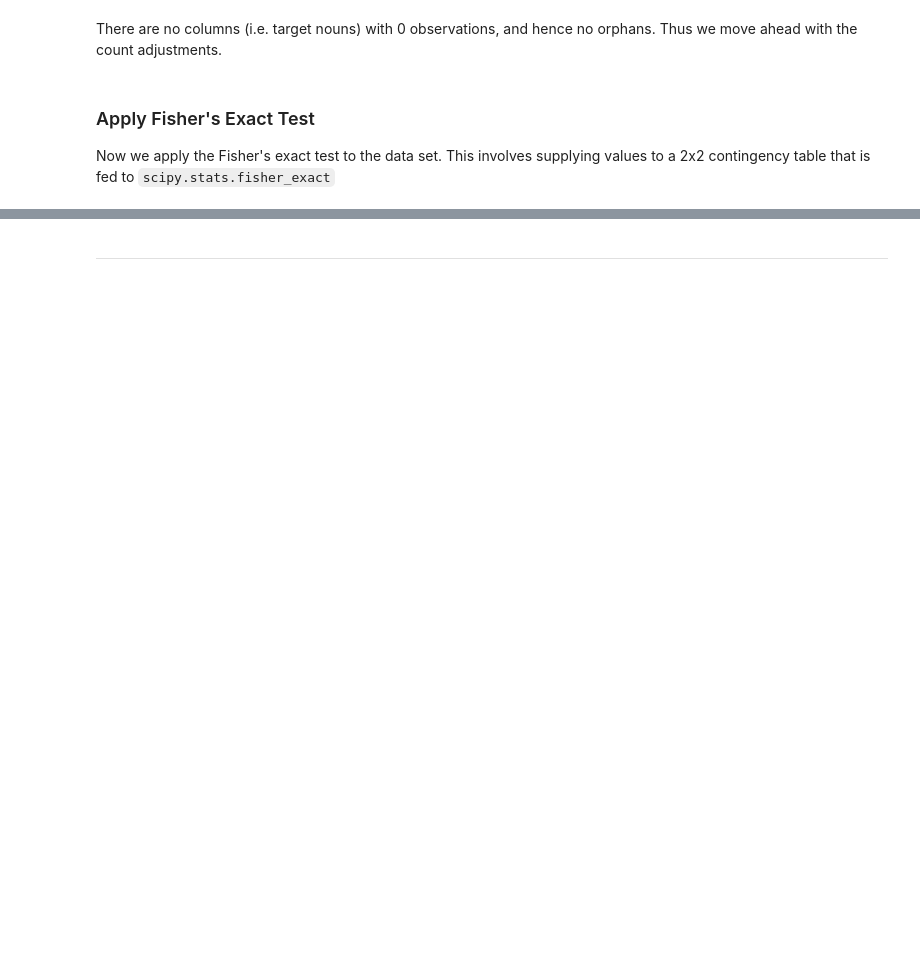
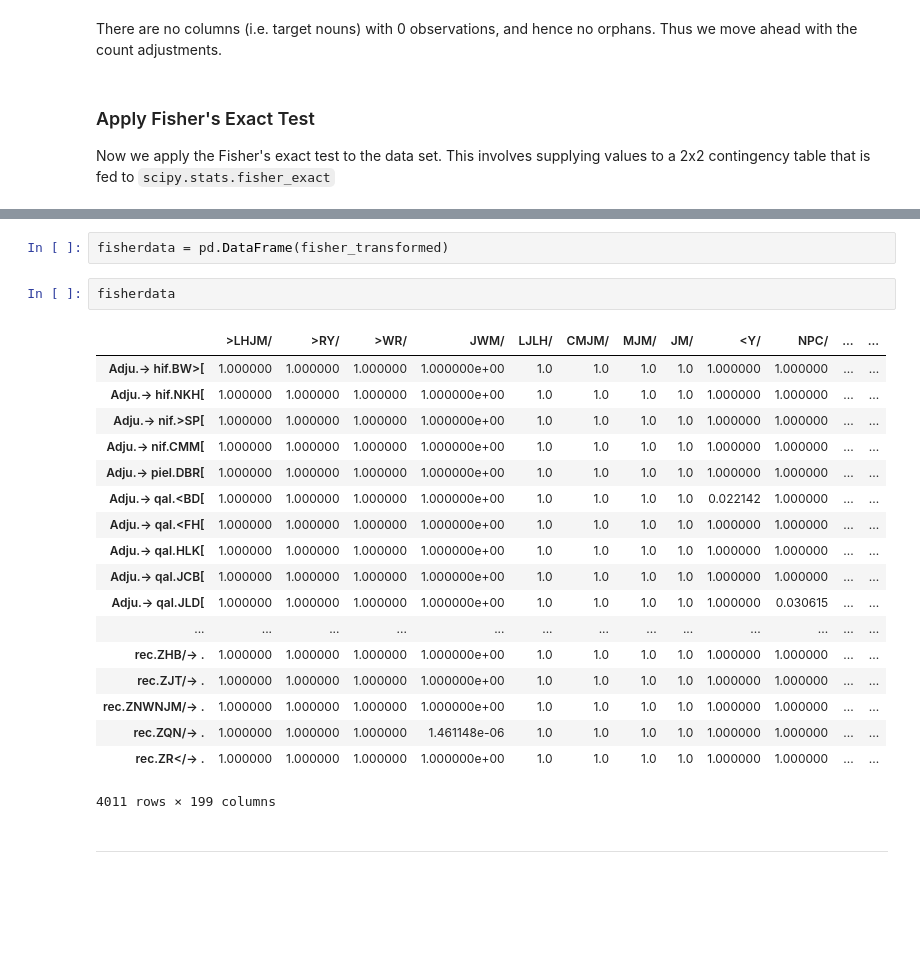
Before and after one commit to codykingham/noun_semantics, a Jupyter notebook: analysis/noun_semantics.ipynb, the cells around one changed output, grey strips where cells are left out. Cells and saved outputs as stored; diff of their text form; blank space fills up the shorter version.

Commit message:
add fisher, but still needs fixes

```diff
--- a/analysis/noun_semantics.ipynb
+++ b/analysis/noun_semantics.ipynb
@@ -451,3 +463,26 @@ d = d.sub(data+b+c)
+# %%
+fisherdata = pd.DataFrame(fisher_transformed)
+# %%
+fisherdata
+# %% [output]
+|  | >LHJM/ | >RY/ | >WR/ | JWM/ | LJLH/ | CMJM/ | MJM/ | JM/ | <Y/ | NPC/ | ... | ... |
+| Adju.-> hif.BW>[ | 1.000000 | 1.000000 | 1.000000 | 1.000000e+00 | 1.0 | 1.0 | 1.0 | 1.0 | 1.000000 | 1.000000 | ... | ... |
+| Adju.-> hif.NKH[ | 1.000000 | 1.000000 | 1.000000 | 1.000000e+00 | 1.0 | 1.0 | 1.0 | 1.0 | 1.000000 | 1.000000 | ... | ... |
+| Adju.-> nif.>SP[ | 1.000000 | 1.000000 | 1.000000 | 1.000000e+00 | 1.0 | 1.0 | 1.0 | 1.0 | 1.000000 | 1.000000 | ... | ... |
+| Adju.-> nif.CMM[ | 1.000000 | 1.000000 | 1.000000 | 1.000000e+00 | 1.0 | 1.0 | 1.0 | 1.0 | 1.000000 | 1.000000 | ... | ... |
+| Adju.-> piel.DBR[ | 1.000000 | 1.000000 | 1.000000 | 1.000000e+00 | 1.0 | 1.0 | 1.0 | 1.0 | 1.000000 | 1.000000 | ... | ... |
+| Adju.-> qal.<BD[ | 1.000000 | 1.000000 | 1.000000 | 1.000000e+00 | 1.0 | 1.0 | 1.0 | 1.0 | 0.022142 | 1.000000 | ... | ... |
+| Adju.-> qal.<FH[ | 1.000000 | 1.000000 | 1.000000 | 1.000000e+00 | 1.0 | 1.0 | 1.0 | 1.0 | 1.000000 | 1.000000 | ... | ... |
+| Adju.-> qal.HLK[ | 1.000000 | 1.000000 | 1.000000 | 1.000000e+00 | 1.0 | 1.0 | 1.0 | 1.0 | 1.000000 | 1.000000 | ... | ... |
+| Adju.-> qal.JCB[ | 1.000000 | 1.000000 | 1.000000 | 1.000000e+00 | 1.0 | 1.0 | 1.0 | 1.0 | 1.000000 | 1.000000 | ... | ... |
+| Adju.-> qal.JLD[ | 1.000000 | 1.000000 | 1.000000 | 1.000000e+00 | 1.0 | 1.0 | 1.0 | 1.0 | 1.000000 | 0.030615 | ... | ... |
+| ... | ... | ... | ... | ... | ... | ... | ... | ... | ... | ... | ... | ... |
+| rec.ZHB/-> . | 1.000000 | 1.000000 | 1.000000 | 1.000000e+00 | 1.0 | 1.0 | 1.0 | 1.0 | 1.000000 | 1.000000 | ... | ... |
+| rec.ZJT/-> . | 1.000000 | 1.000000 | 1.000000 | 1.000000e+00 | 1.0 | 1.0 | 1.0 | 1.0 | 1.000000 | 1.000000 | ... | ... |
+| rec.ZNWNJM/-> . | 1.000000 | 1.000000 | 1.000000 | 1.000000e+00 | 1.0 | 1.0 | 1.0 | 1.0 | 1.000000 | 1.000000 | ... | ... |
+| rec.ZQN/-> . | 1.000000 | 1.000000 | 1.000000 | 1.461148e-06 | 1.0 | 1.0 | 1.0 | 1.0 | 1.000000 | 1.000000 | ... | ... |
+| rec.ZR</-> . | 1.000000 | 1.000000 | 1.000000 | 1.000000e+00 | 1.0 | 1.0 | 1.0 | 1.0 | 1.000000 | 1.000000 | ... | ... |
+4011 rows × 199 columns
 # %% [markdown]
 <hr>
 <br>
```
Also changed, not shown: parts of 3 cells of this notebook.
